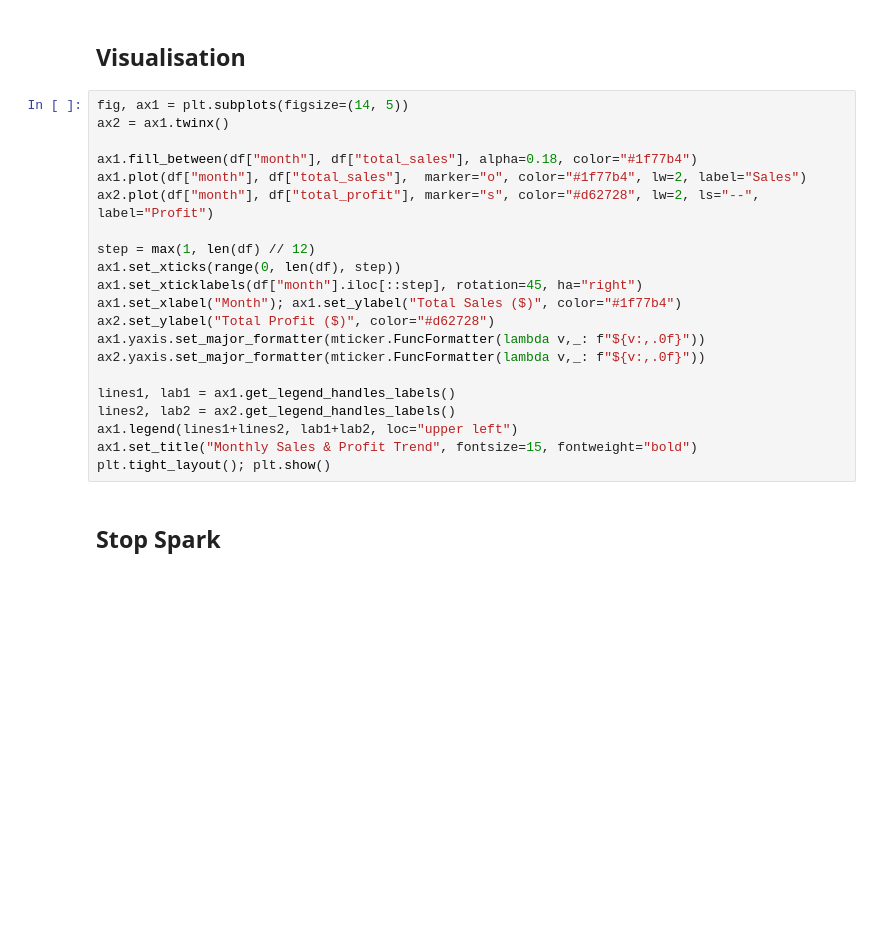
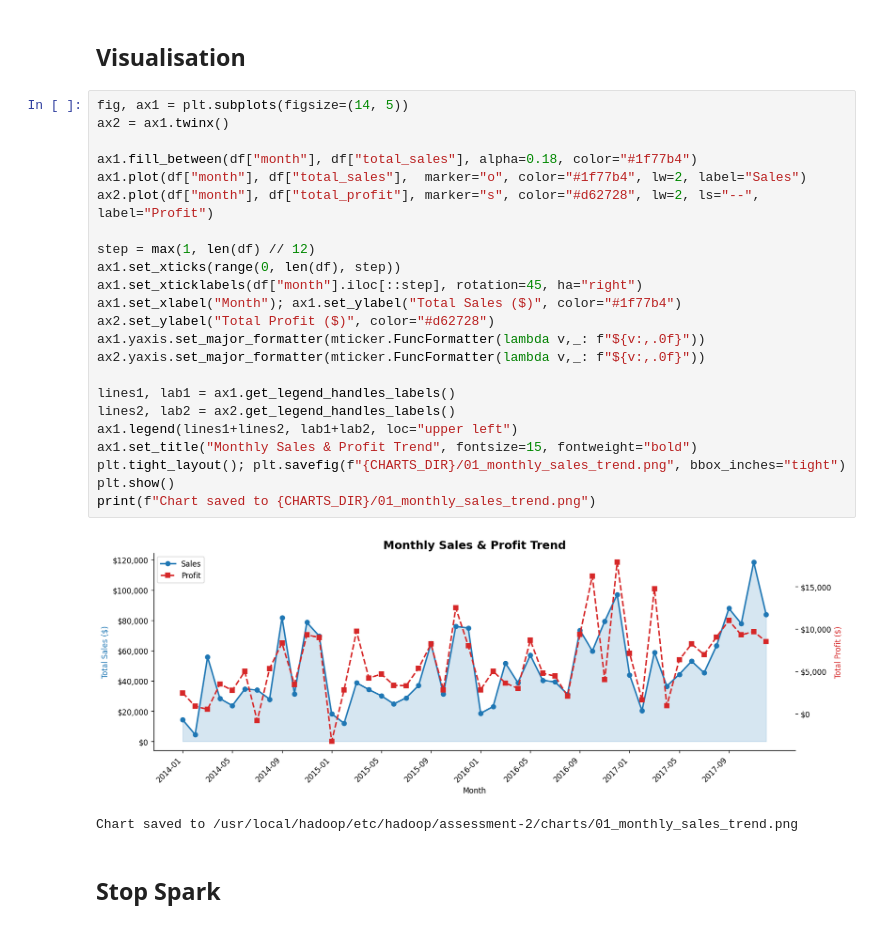
Before and after one commit to leangsengk90/hadoop-with-docker, a Jupyter notebook: notebooks/01_Monthly_Sales_Trend.ipynb, the cells around one changed output. Cells and saved outputs as stored; diff of their text form; blank space fills up the shorter version.

```diff
--- a/notebooks/01_Monthly_Sales_Trend.ipynb
+++ b/notebooks/01_Monthly_Sales_Trend.ipynb
@@ -76,24 +88,29 @@ print(df.head())
 # %%
 fig, ax1 = plt.subplots(figsize=(14, 5))
 ax2 = ax1.twinx()
 
 ax1.fill_between(df["month"], df["total_sales"], alpha=0.18, color="#1f77b4")
 ax1.plot(df["month"], df["total_sales"],  marker="o", color="#1f77b4", lw=2, label="Sales")
 ax2.plot(df["month"], df["total_profit"], marker="s", color="#d62728", lw=2, ls="--", label="Profit")
 
 step = max(1, len(df) // 12)
 ax1.set_xticks(range(0, len(df), step))
 ax1.set_xticklabels(df["month"].iloc[::step], rotation=45, ha="right")
 ax1.set_xlabel("Month"); ax1.set_ylabel("Total Sales ($)", color="#1f77b4")
 ax2.set_ylabel("Total Profit ($)", color="#d62728")
 ax1.yaxis.set_major_formatter(mticker.FuncFormatter(lambda v,_: f"${v:,.0f}"))
 ax2.yaxis.set_major_formatter(mticker.FuncFormatter(lambda v,_: f"${v:,.0f}"))
 
 lines1, lab1 = ax1.get_legend_handles_labels()
 lines2, lab2 = ax2.get_legend_handles_labels()
 ax1.legend(lines1+lines2, lab1+lab2, loc="upper left")
 ax1.set_title("Monthly Sales & Profit Trend", fontsize=15, fontweight="bold")
-plt.tight_layout(); plt.show()
+plt.tight_layout(); plt.savefig(f"{CHARTS_DIR}/01_monthly_sales_trend.png", bbox_inches="tight")
+plt.show()
+print(f"Chart saved to {CHARTS_DIR}/01_monthly_sales_trend.png")
+# %% [output]
+[figure, added]
+Chart saved to /usr/local/hadoop/etc/hadoop/assessment-2/charts/01_monthly_sales_trend.png
 # %% [markdown]
 ## Stop Spark
 # %%
```
Also changed, not shown: parts of 2 cells of this notebook, 15 other files.
